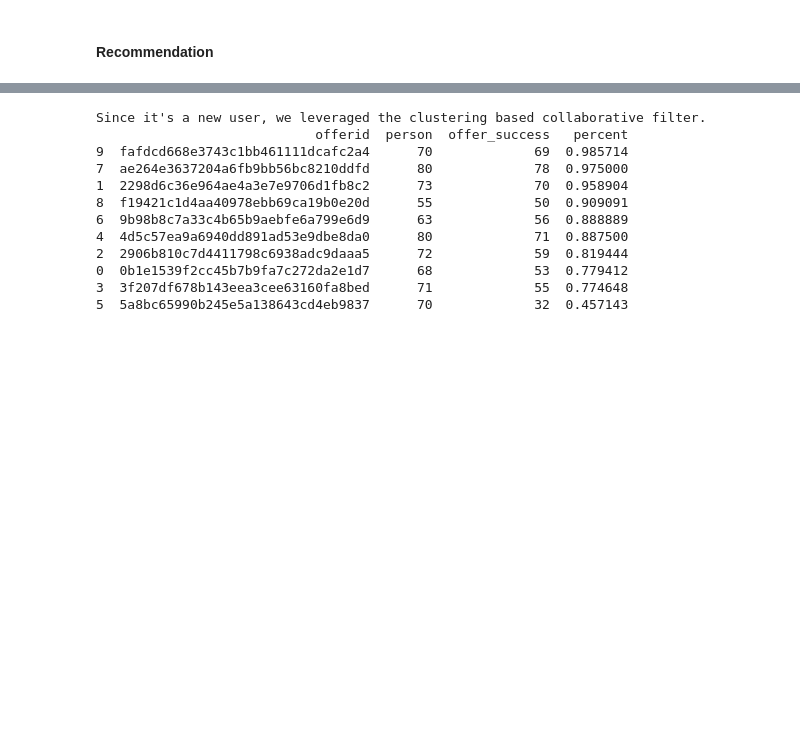
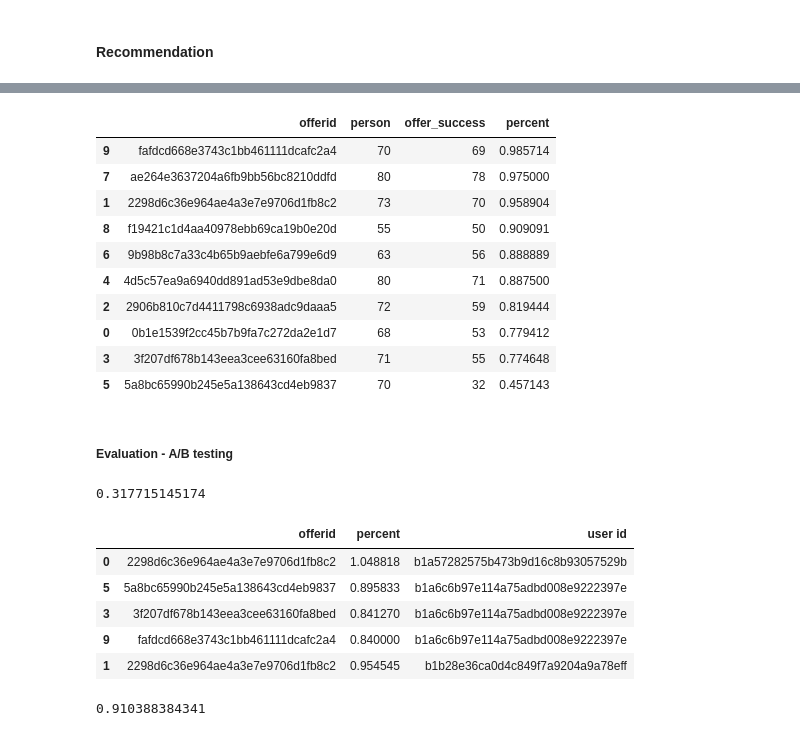
Before and after one commit to Ruby1993/starbuck-offer-recommendation, a Jupyter notebook: Starbucks_Capstone_notebook.ipynb, the cells around one changed output, grey strips where cells are left out. Drawn from its saved outputs; the diff is of its cells as text; code cells hidden in the pictures; blank space fills up the shorter version.

Commit message:
Updated the analysis with the model evaluation

```diff
--- a/Starbucks_Capstone_notebook.ipynb
+++ b/Starbucks_Capstone_notebook.ipynb
@@ -1336,7 +1344,6 @@ def get_member(id):
     return df1[df1['Cluster']==cluster_name]
 # %%
 def member_recommend_list(user_id):
-
     """
     Recommend offer suggestion based on the input user id for new users
 
@@ -1360,12 +1367,13 @@ def member_recommend_list(user_id):
     result=offer_total.merge(offer_success,on='offerid',how='left')
     result['percent']=result['offer_success']/result['person']
     result=result.sort_values(by=['percent'],ascending=False)
-    print(result)
+    return result
 # %% [markdown]
 #### Recommendation
 # %%
 def recommend(user_id,user_matrix,offer_matrix):
     recommend = {}
+    df = pd.DataFrame(columns=('offer id', 'percent'))
 
     for offer_id in user_item_train.columns:
         pred_value = predict(user_matrix, offer_matrix, user_id, offer_id)
@@ -1374,12 +1382,15 @@ def recommend(user_id,user_matrix,offer_matrix):
         else:
             break
     if len(recommend) == 0:
-        print("Since it's a new user, we leveraged the clustering based collaborative filter.")
-        member_recommend_list(user_id)
+        #print("Since it's a new user, we leveraged the clustering based collaborative filter.")
+        return member_recommend_list(user_id)
+
     else:
-        print("Ranked offer for user ", user_id)
+        #print("Ranked offer for user ", user_id)
         for offer_id, pred_value in sorted(recommend.items(), key=lambda r:(r[1], r[0]), reverse=True):
-            print("offer id: ", offer_id, " predicted complete transactions: ", round(pred_value,2))
+            df=df.append({'offerid':offer_id, 'percent':pred_value}, ignore_index=True)
+            #print("offer id: ", offer_id, " predicted complete transactions: ", round(pred_value,2))
+        return df
 # %%
 # Recommend for a particular user and we will recommend the one with the highest predicted value
 recommend('0020c2b971eb4e9188eac86d93036a77',user_mat,offer_mat)
@@ -1397,15 +1408,16 @@ recommend('0020c2b971eb4e9188eac86d93036a77',user_mat,offer_mat)
 # Recommend for a new user, clustering method will be used
 recommend('fff3ba4757bd42088c044ca26d73817a',user_mat,offer_mat)
 # %% [output]
-Since it's a new user, we leveraged the clustering based collaborative filter.
-                            offerid  person  offer_success   percent
-9  fafdcd668e3743c1bb461111dcafc2a4      70             69  0.985714
-7  ae264e3637204a6fb9bb56bc8210ddfd      80             78  0.975000
-1  2298d6c36e964ae4a3e7e9706d1fb8c2      73             70  0.958904
-8  f19421c1d4aa40978ebb69ca19b0e20d      55             50  0.909091
-6  9b98b8c7a33c4b65b9aebfe6a799e6d9      63             56  0.888889
-4  4d5c57ea9a6940dd891ad53e9dbe8da0      80             71  0.887500
-2  2906b810c7d4411798c6938adc9daaa5      72             59  0.819444
-0  0b1e1539f2cc45b7b9fa7c272da2e1d7      68             53  0.779412
-3  3f207df678b143eea3cee63160fa8bed      71             55  0.774648
-5  5a8bc65990b245e5a138643cd4eb9837      70             32  0.457143
+|  | offerid | person | offer_success | percent |
+| 9 | fafdcd668e3743c1bb461111dcafc2a4 | 70 | 69 | 0.985714 |
+| 7 | ae264e3637204a6fb9bb56bc8210ddfd | 80 | 78 | 0.975000 |
+| 1 | 2298d6c36e964ae4a3e7e9706d1fb8c2 | 73 | 70 | 0.958904 |
+| 8 | f19421c1d4aa40978ebb69ca19b0e20d | 55 | 50 | 0.909091 |
+| 6 | 9b98b8c7a33c4b65b9aebfe6a799e6d9 | 63 | 56 | 0.888889 |
+| 4 | 4d5c57ea9a6940dd891ad53e9dbe8da0 | 80 | 71 | 0.887500 |
+| 2 | 2906b810c7d4411798c6938adc9daaa5 | 72 | 59 | 0.819444 |
+| 0 | 0b1e1539f2cc45b7b9fa7c272da2e1d7 | 68 | 53 | 0.779412 |
+| 3 | 3f207df678b143eea3cee63160fa8bed | 71 | 55 | 0.774648 |
+| 5 | 5a8bc65990b245e5a138643cd4eb9837 | 70 | 32 | 0.457143 |
+# %% [markdown]
+##### Evaluation - A/B testing
@@ -1411,0 +1426,38 @@ Since it's a new user, we leveraged the clustering based collaborative filter.
+# %%
+# % offer succeed per person
+offer_succeed_rate=user_item_test.mean(axis=1).values
+offer_succeed_rate_mean=user_item_test.mean(axis=1).values.mean()
+print(offer_succeed_rate_mean)
+# %% [output]
+0.317715145174
+# %%
+# If we assume the offer will succeed if the percent is over 80%
+user_list=list(user_item_test.index)
+final_output=pd.DataFrame()
+for i in user_list:
+    result=recommend(i,user_mat,offer_mat)
+    if result.shape[1]>2:
+        result=result[['offerid','percent']]
+        result=result[result['percent']>=0.8]
+        result['user id']=i
+    else:
+        result=result[result['percent']>=0.8]
+        result['user id']=i
+
+    final_output=final_output.append(result)
+# %%
+# Number of potential succeed offers with the recommendation engine
+final_output.head()
+# %% [output]
+|  | offerid | percent | user id |
+| 0 | 2298d6c36e964ae4a3e7e9706d1fb8c2 | 1.048818 | b1a57282575b473b9d16c8b93057529b |
+| 5 | 5a8bc65990b245e5a138643cd4eb9837 | 0.895833 | b1a6c6b97e114a75adbd008e9222397e |
+| 3 | 3f207df678b143eea3cee63160fa8bed | 0.841270 | b1a6c6b97e114a75adbd008e9222397e |
+| 9 | fafdcd668e3743c1bb461111dcafc2a4 | 0.840000 | b1a6c6b97e114a75adbd008e9222397e |
+| 1 | 2298d6c36e964ae4a3e7e9706d1fb8c2 | 0.954545 | b1b28e36ca0d4c849f7a9204a9a78eff |
+# %%
+# % offer succeed per person
+offer_succeed_rate_rec=final_output.groupby(['user id']).mean()['percent'].values.mean()
+print(offer_succeed_rate_rec)
+# %% [output]
+0.910388384341
```
Also changed, not shown: parts of 8 cells of this notebook.
